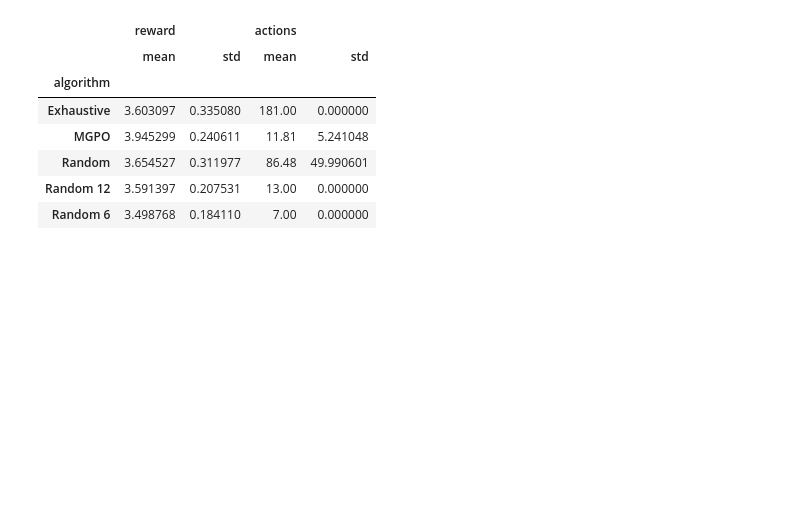
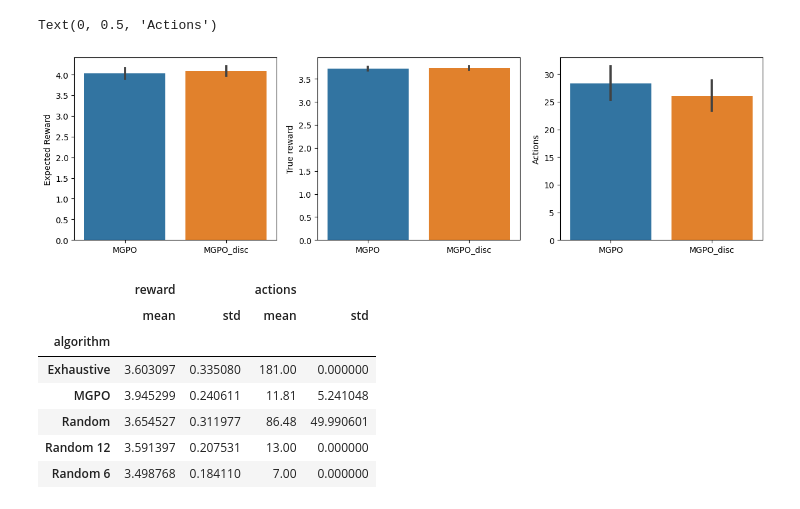
Before and after one commit to lovis-heindrich/MGPS-project-selection, a Jupyter notebook: khalili_env_sim.ipynb, the cells around one changed output. Saved outputs shown, nothing was run; the diff lists cells and outputs as text; code cells hidden in the pictures; blank space fills up the shorter version.

Commit message:
voc disc

```diff
--- a/khalili_env_sim.ipynb
+++ b/khalili_env_sim.ipynb
@@ -64,0 +32,15 @@ array([ 0.        ,  0.13495211, -0.03680607,  0.88638358,  0.2477053 ,
+# %%
+import src.policy.jas_voc_policy_disc
+import src.utils.mouselab_jas_disc
+
+env = src.utils.mouselab_jas_disc.MouselabJas(config=config)
+policy = src.policy.jas_voc_policy_disc.JAS_voc_policy()
+
+voc_policy = JAS_voc_policy()
+res_voc = run_simulation(env, voc_policy, start_seed=0, n=1000)
+res_voc["algorithm"] = "MGPO"
+
+res_voc_disc = run_simulation(env, voc_policy, start_seed=0, n=1000)
+res_voc_disc["algorithm"] = "MGPO_disc"
+
+res = pd.concat([res_voc, res_voc_disc])
@@ -65,3 +55,26 @@ array([ 0.        ,  0.13495211, -0.03680607,  0.88638358,  0.2477053 ,
+# %%
+
+
+fig, axes = plt.subplots(1,3, figsize=(15,4), sharex=False, sharey=False)
+axes = axes.flatten()
+
+g = sns.barplot(data=res, x="algorithm", y="expected_reward", ax=axes[0])
+g.set_title("")
+g.set_xlabel("")
+g.set_ylabel("Expected Reward")
+
+g = sns.barplot(data=res, x="algorithm", y="true_reward", ax=axes[1])
+g.set_title("")
+g.set_xlabel("")
+g.set_ylabel("True reward")
+
+g = sns.barplot(data=res, x="algorithm", y="actions", ax=axes[2])
+g.set_title("")
+g.set_xlabel("")
+g.set_ylabel("Actions")
+# %% [output]
+Text(0, 0.5, 'Actions')
+[figure, added]
 # %%
 voc_policy = JAS_voc_policy()
 random_policy = RandomPolicy()
```
Also changed, not shown: parts of 5 cells of this notebook, 7 other files.
